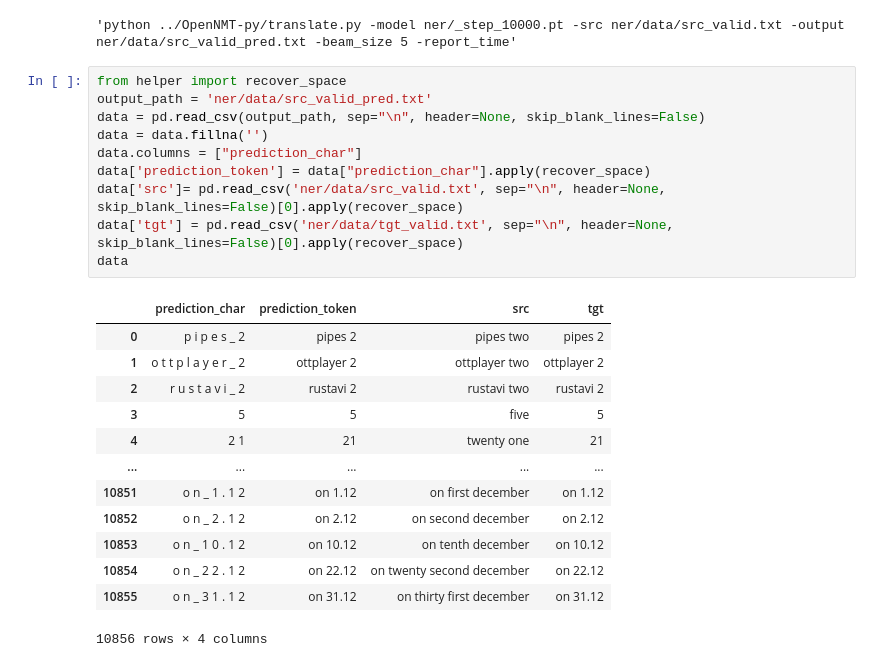
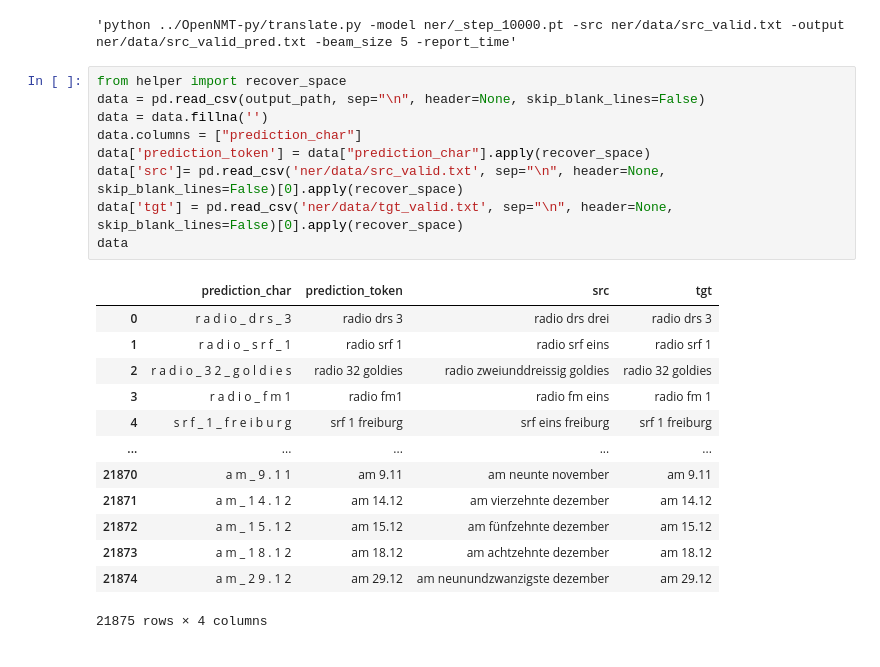
Before and after one commit to sting1000/generator, a Jupyter notebook: ner.ipynb, the cells around one changed output. Drawn from its saved outputs; the diff is of its cells as text.

```diff
--- a/ner.ipynb
+++ b/ner.ipynb
@@ -376,28 +309,27 @@ command_pred
 'python ../OpenNMT-py/translate.py -model ner/_step_10000.pt -src ner/data/src_valid.txt -output ner/data/src_valid_pred.txt -beam_size 5 -report_time'
 # %%
 from helper import recover_space
-output_path = 'ner/data/src_valid_pred.txt'
 data = pd.read_csv(output_path, sep="\n", header=None, skip_blank_lines=False)
 data = data.fillna('')
 data.columns = ["prediction_char"]
 data['prediction_token'] = data["prediction_char"].apply(recover_space)
 data['src']= pd.read_csv('ner/data/src_valid.txt', sep="\n", header=None, skip_blank_lines=False)[0].apply(recover_space)
 data['tgt'] = pd.read_csv('ner/data/tgt_valid.txt', sep="\n", header=None, skip_blank_lines=False)[0].apply(recover_space)
 data
 # %% [output]
 |  | prediction_char | prediction_token | src | tgt |
-| 0 | p i p e s _ 2 | pipes 2 | pipes two | pipes 2 |
-| 1 | o t t p l a y e r _ 2 | ottplayer 2 | ottplayer two | ottplayer 2 |
-| 2 | r u s t a v i _ 2 | rustavi 2 | rustavi two | rustavi 2 |
-| 3 | 5 | 5 | five | 5 |
-| 4 | 2 1 | 21 | twenty one | 21 |
+| 0 | r a d i o _ d r s _ 3 | radio drs 3 | radio drs drei | radio drs 3 |
+| 1 | r a d i o _ s r f _ 1 | radio srf 1 | radio srf eins | radio srf 1 |
+| 2 | r a d i o _ 3 2 _ g o l d i e s | radio 32 goldies | radio zweiunddreissig goldies | radio 32 goldies |
+| 3 | r a d i o _ f m 1 | radio fm1 | radio fm eins | radio fm 1 |
+| 4 | s r f _ 1 _ f r e i b u r g | srf 1 freiburg | srf eins freiburg | srf 1 freiburg |
 | ... | ... | ... | ... | ... |
-| 10851 | o n _ 1 . 1 2 | on 1.12 | on first december | on 1.12 |
-| 10852 | o n _ 2 . 1 2 | on 2.12 | on second december | on 2.12 |
-| 10853 | o n _ 1 0 . 1 2 | on 10.12 | on tenth december | on 10.12 |
-| 10854 | o n _ 2 2 . 1 2 | on 22.12 | on twenty second december | on 22.12 |
-| 10855 | o n _ 3 1 . 1 2 | on 31.12 | on thirty first december | on 31.12 |
+| 21870 | a m _ 9 . 1 1 | am 9.11 | am neunte november | am 9.11 |
+| 21871 | a m _ 1 4 . 1 2 | am 14.12 | am vierzehnte dezember | am 14.12 |
+| 21872 | a m _ 1 5 . 1 2 | am 15.12 | am fünfzehnte dezember | am 15.12 |
+| 21873 | a m _ 1 8 . 1 2 | am 18.12 | am achtzehnte dezember | am 18.12 |
+| 21874 | a m _ 2 9 . 1 2 | am 29.12 | am neunundzwanzigste dezember | am 29.12 |
-10856 rows × 4 columns
+21875 rows × 4 columns
 # %%
 # Evaluate Normalization
 t = test.copy()
```
Also changed, not shown: parts of 33 cells of this notebook, 1 other file.
